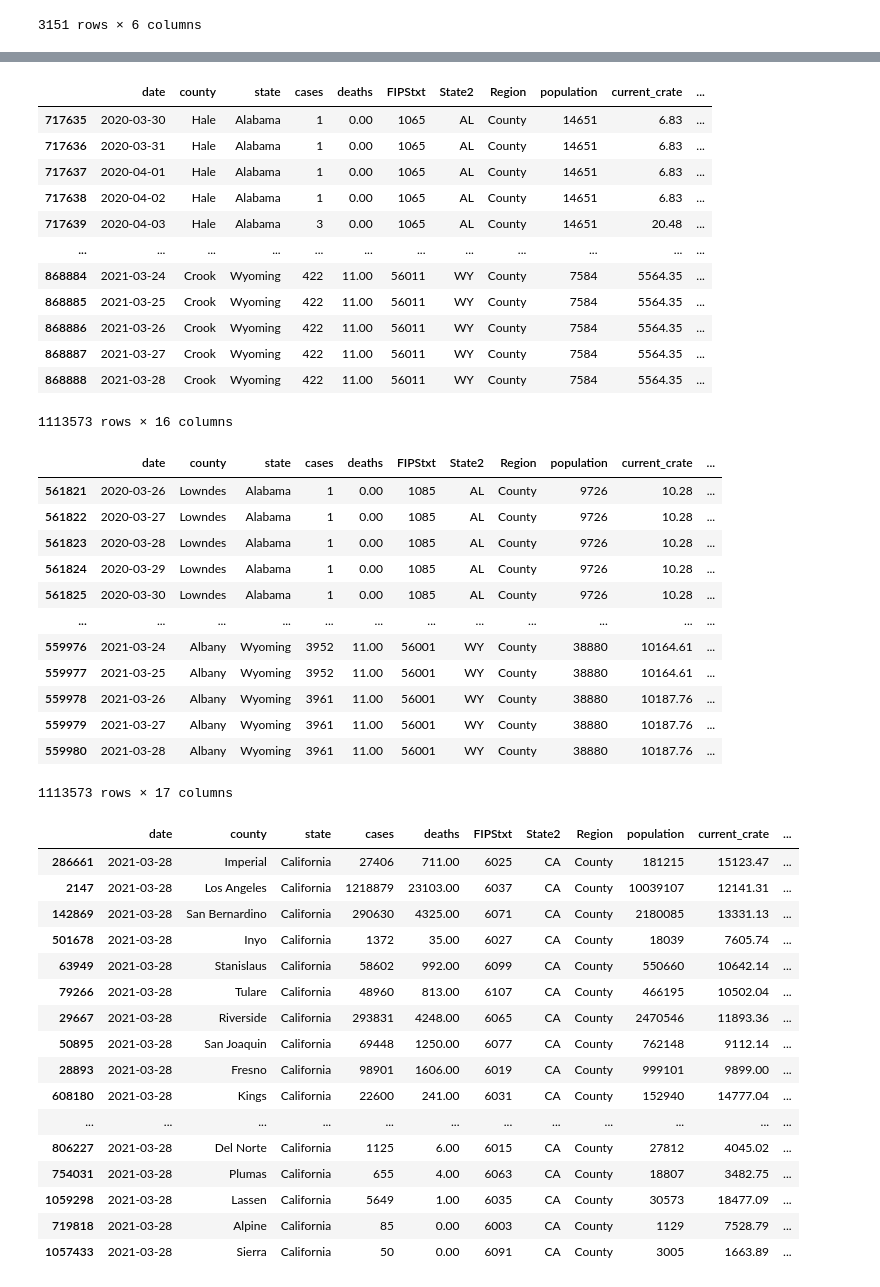
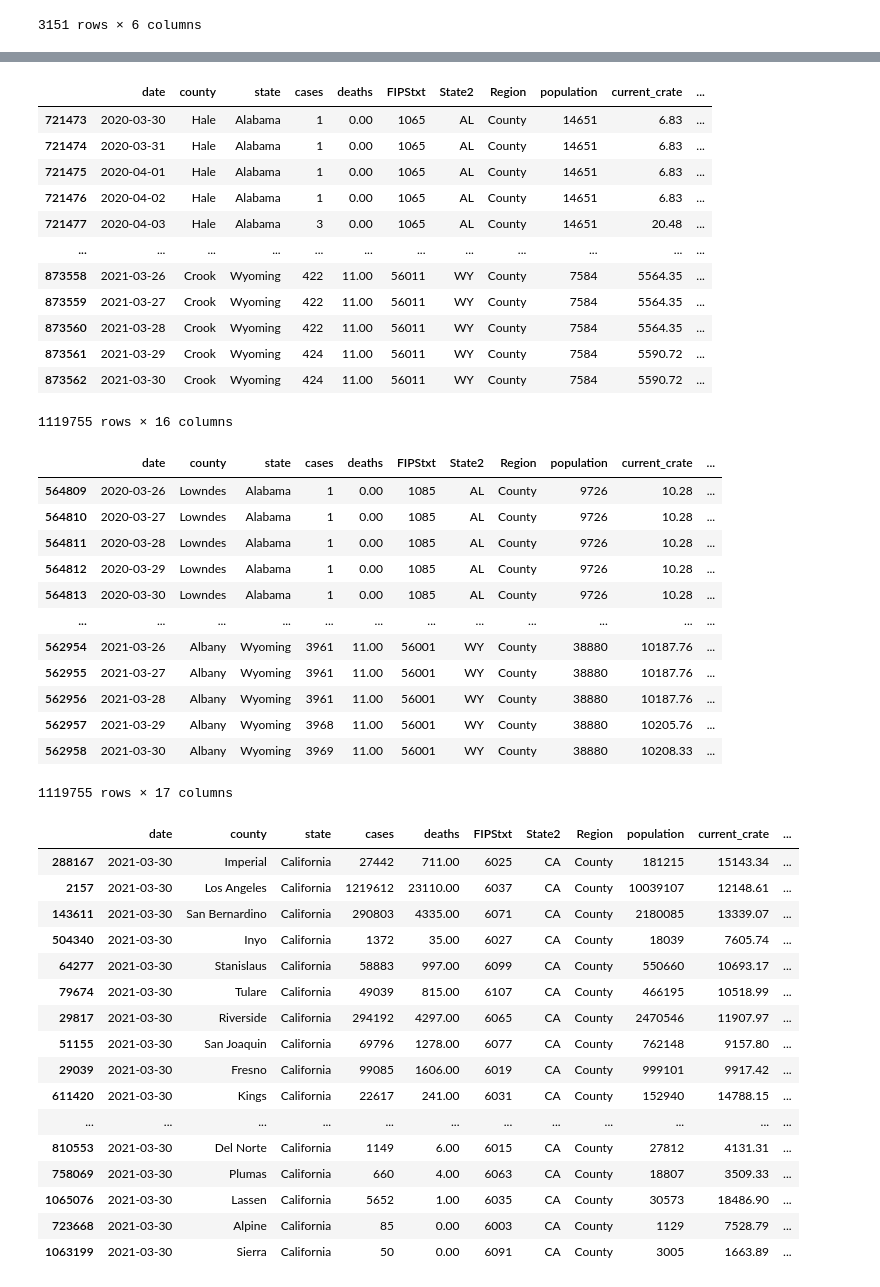
Before and after one commit to menlodoug/covid_crunching, a Jupyter notebook: pandas/COVID_USA.ipynb, the cells around one changed output, grey strips where cells are left out. Saved outputs shown, nothing was run; the diff lists cells and outputs as text; code cells hidden in the pictures.

```diff
--- a/pandas/COVID_USA.ipynb
+++ b/pandas/COVID_USA.ipynb
@@ -94,7 +94,7 @@ counties
 # %%
 # Isolate data from most current day.
 
-counties_us = counties[(counties['date'] == '2021-03-28') & (counties['Region'] == 'County')]
+counties_us = counties[(counties['date'] == '2021-03-30') & (counties['Region'] == 'County')]
 counties_us
 # %% [output]
 |  | date | county | state | cases | deaths | FIPStxt | State2 | Region | population | current_crate | ... |
@@ -208,18 +208,18 @@ usa['case_day'] = usa.groupby(['state','county']).cases.diff().fillna(usa.cases)
 usa
 # %% [output]
 |  | date | county | state | cases | deaths | FIPStxt | State2 | Region | population | current_crate | ... |
-| 717635 | 2020-03-30 | Hale | Alabama | 1 | 0.00 | 1065 | AL | County | 14651 | 6.83 | ... |
-| 717636 | 2020-03-31 | Hale | Alabama | 1 | 0.00 | 1065 | AL | County | 14651 | 6.83 | ... |
-| 717637 | 2020-04-01 | Hale | Alabama | 1 | 0.00 | 1065 | AL | County | 14651 | 6.83 | ... |
-| 717638 | 2020-04-02 | Hale | Alabama | 1 | 0.00 | 1065 | AL | County | 14651 | 6.83 | ... |
-| 717639 | 2020-04-03 | Hale | Alabama | 3 | 0.00 | 1065 | AL | County | 14651 | 20.48 | ... |
+| 721473 | 2020-03-30 | Hale | Alabama | 1 | 0.00 | 1065 | AL | County | 14651 | 6.83 | ... |
+| 721474 | 2020-03-31 | Hale | Alabama | 1 | 0.00 | 1065 | AL | County | 14651 | 6.83 | ... |
+| 721475 | 2020-04-01 | Hale | Alabama | 1 | 0.00 | 1065 | AL | County | 14651 | 6.83 | ... |
+| 721476 | 2020-04-02 | Hale | Alabama | 1 | 0.00 | 1065 | AL | County | 14651 | 6.83 | ... |
+| 721477 | 2020-04-03 | Hale | Alabama | 3 | 0.00 | 1065 | AL | County | 14651 | 20.48 | ... |
 | ... | ... | ... | ... | ... | ... | ... | ... | ... | ... | ... | ... |
-| 868884 | 2021-03-24 | Crook | Wyoming | 422 | 11.00 | 56011 | WY | County | 7584 | 5564.35 | ... |
-| 868885 | 2021-03-25 | Crook | Wyoming | 422 | 11.00 | 56011 | WY | County | 7584 | 5564.35 | ... |
-| 868886 | 2021-03-26 | Crook | Wyoming | 422 | 11.00 | 56011 | WY | County | 7584 | 5564.35 | ... |
-| 868887 | 2021-03-27 | Crook | Wyoming | 422 | 11.00 | 56011 | WY | County | 7584 | 5564.35 | ... |
-| 868888 | 2021-03-28 | Crook | Wyoming | 422 | 11.00 | 56011 | WY | County | 7584 | 5564.35 | ... |
+| 873558 | 2021-03-26 | Crook | Wyoming | 422 | 11.00 | 56011 | WY | County | 7584 | 5564.35 | ... |
+| 873559 | 2021-03-27 | Crook | Wyoming | 422 | 11.00 | 56011 | WY | County | 7584 | 5564.35 | ... |
+| 873560 | 2021-03-28 | Crook | Wyoming | 422 | 11.00 | 56011 | WY | County | 7584 | 5564.35 | ... |
+| 873561 | 2021-03-29 | Crook | Wyoming | 424 | 11.00 | 56011 | WY | County | 7584 | 5590.72 | ... |
+| 873562 | 2021-03-30 | Crook | Wyoming | 424 | 11.00 | 56011 | WY | County | 7584 | 5590.72 | ... |
-1113573 rows × 16 columns
+1119755 rows × 16 columns
 # %%
 # Break out daily death data from the New York Times csv that is cumulative in nature
 
@@ -228,18 +228,18 @@ usa['death_day'] = usa.groupby(['state','county']).deaths.diff().fillna(usa.deat
 usa
 # %% [output]
 |  | date | county | state | cases | deaths | FIPStxt | State2 | Region | population | current_crate | ... |
-| 561821 | 2020-03-26 | Lowndes | Alabama | 1 | 0.00 | 1085 | AL | County | 9726 | 10.28 | ... |
-| 561822 | 2020-03-27 | Lowndes | Alabama | 1 | 0.00 | 1085 | AL | County | 9726 | 10.28 | ... |
-| 561823 | 2020-03-28 | Lowndes | Alabama | 1 | 0.00 | 1085 | AL | County | 9726 | 10.28 | ... |
-| 561824 | 2020-03-29 | Lowndes | Alabama | 1 | 0.00 | 1085 | AL | County | 9726 | 10.28 | ... |
-| 561825 | 2020-03-30 | Lowndes | Alabama | 1 | 0.00 | 1085 | AL | County | 9726 | 10.28 | ... |
+| 564809 | 2020-03-26 | Lowndes | Alabama | 1 | 0.00 | 1085 | AL | County | 9726 | 10.28 | ... |
+| 564810 | 2020-03-27 | Lowndes | Alabama | 1 | 0.00 | 1085 | AL | County | 9726 | 10.28 | ... |
+| 564811 | 2020-03-28 | Lowndes | Alabama | 1 | 0.00 | 1085 | AL | County | 9726 | 10.28 | ... |
+| 564812 | 2020-03-29 | Lowndes | Alabama | 1 | 0.00 | 1085 | AL | County | 9726 | 10.28 | ... |
+| 564813 | 2020-03-30 | Lowndes | Alabama | 1 | 0.00 | 1085 | AL | County | 9726 | 10.28 | ... |
 | ... | ... | ... | ... | ... | ... | ... | ... | ... | ... | ... | ... |
-| 559976 | 2021-03-24 | Albany | Wyoming | 3952 | 11.00 | 56001 | WY | County | 38880 | 10164.61 | ... |
-| 559977 | 2021-03-25 | Albany | Wyoming | 3952 | 11.00 | 56001 | WY | County | 38880 | 10164.61 | ... |
-| 559978 | 2021-03-26 | Albany | Wyoming | 3961 | 11.00 | 56001 | WY | County | 38880 | 10187.76 | ... |
-| 559979 | 2021-03-27 | Albany | Wyoming | 3961 | 11.00 | 56001 | WY | County | 38880 | 10187.76 | ... |
-| 559980 | 2021-03-28 | Albany | Wyoming | 3961 | 11.00 | 56001 | WY | County | 38880 | 10187.76 | ... |
+| 562954 | 2021-03-26 | Albany | Wyoming | 3961 | 11.00 | 56001 | WY | County | 38880 | 10187.76 | ... |
+| 562955 | 2021-03-27 | Albany | Wyoming | 3961 | 11.00 | 56001 | WY | County | 38880 | 10187.76 | ... |
+| 562956 | 2021-03-28 | Albany | Wyoming | 3961 | 11.00 | 56001 | WY | County | 38880 | 10187.76 | ... |
+| 562957 | 2021-03-29 | Albany | Wyoming | 3968 | 11.00 | 56001 | WY | County | 38880 | 10205.76 | ... |
+| 562958 | 2021-03-30 | Albany | Wyoming | 3969 | 11.00 | 56001 | WY | County | 38880 | 10208.33 | ... |
-1113573 rows × 17 columns
+1119755 rows × 17 columns
 # %%
 # Export updated national data to csv for use in Tableau
 
@@ -247,26 +247,26 @@ usa.to_csv('daily_covid_us.csv', index=False)
 # %%
 # Filter California data to show only numbers for today
 
-counties_cal = usa[(usa['date'] == '2021-03-28') & (usa['state'] == 'California')]
+counties_cal = usa[(usa['date'] == '2021-03-30') & (usa['state'] == 'California')]
 counties_cal
 # %% [output]
 |  | date | county | state | cases | deaths | FIPStxt | State2 | Region | population | current_crate | ... |
-| 286661 | 2021-03-28 | Imperial | California | 27406 | 711.00 | 6025 | CA | County | 181215 | 15123.47 | ... |
-| 2147 | 2021-03-28 | Los Angeles | California | 1218879 | 23103.00 | 6037 | CA | County | 10039107 | 12141.31 | ... |
-| 142869 | 2021-03-28 | San Bernardino | California | 290630 | 4325.00 | 6071 | CA | County | 2180085 | 13331.13 | ... |
-| 501678 | 2021-03-28 | Inyo | California | 1372 | 35.00 | 6027 | CA | County | 18039 | 7605.74 | ... |
-| 63949 | 2021-03-28 | Stanislaus | California | 58602 | 992.00 | 6099 | CA | County | 550660 | 10642.14 | ... |
-| 79266 | 2021-03-28 | Tulare | California | 48960 | 813.00 | 6107 | CA | County | 466195 | 10502.04 | ... |
-| 29667 | 2021-03-28 | Riverside | California | 293831 | 4248.00 | 6065 | CA | County | 2470546 | 11893.36 | ... |
-| 50895 | 2021-03-28 | San Joaquin | California | 69448 | 1250.00 | 6077 | CA | County | 762148 | 9112.14 | ... |
-| 28893 | 2021-03-28 | Fresno | California | 98901 | 1606.00 | 6019 | CA | County | 999101 | 9899.00 | ... |
-| 608180 | 2021-03-28 | Kings | California | 22600 | 241.00 | 6031 | CA | County | 152940 | 14777.04 | ... |
+| 288167 | 2021-03-30 | Imperial | California | 27442 | 711.00 | 6025 | CA | County | 181215 | 15143.34 | ... |
+| 2157 | 2021-03-30 | Los Angeles | California | 1219612 | 23110.00 | 6037 | CA | County | 10039107 | 12148.61 | ... |
+| 143611 | 2021-03-30 | San Bernardino | California | 290803 | 4335.00 | 6071 | CA | County | 2180085 | 13339.07 | ... |
+| 504340 | 2021-03-30 | Inyo | California | 1372 | 35.00 | 6027 | CA | County | 18039 | 7605.74 | ... |
+| 64277 | 2021-03-30 | Stanislaus | California | 58883 | 997.00 | 6099 | CA | County | 550660 | 10693.17 | ... |
+| 79674 | 2021-03-30 | Tulare | California | 49039 | 815.00 | 6107 | CA | County | 466195 | 10518.99 | ... |
+| 29817 | 2021-03-30 | Riverside | California | 294192 | 4297.00 | 6065 | CA | County | 2470546 | 11907.97 | ... |
+| 51155 | 2021-03-30 | San Joaquin | California | 69796 | 1278.00 | 6077 | CA | County | 762148 | 9157.80 | ... |
+| 29039 | 2021-03-30 | Fresno | California | 99085 | 1606.00 | 6019 | CA | County | 999101 | 9917.42 | ... |
+| 611420 | 2021-03-30 | Kings | California | 22617 | 241.00 | 6031 | CA | County | 152940 | 14788.15 | ... |
 | ... | ... | ... | ... | ... | ... | ... | ... | ... | ... | ... | ... |
-| 806227 | 2021-03-28 | Del Norte | California | 1125 | 6.00 | 6015 | CA | County | 27812 | 4045.02 | ... |
-| 754031 | 2021-03-28 | Plumas | California | 655 | 4.00 | 6063 | CA | County | 18807 | 3482.75 | ... |
-| 1059298 | 2021-03-28 | Lassen | California | 5649 | 1.00 | 6035 | CA | County | 30573 | 18477.09 | ... |
-| 719818 | 2021-03-28 | Alpine | California | 85 | 0.00 | 6003 | CA | County | 1129 | 7528.79 | ... |
-| 1057433 | 2021-03-28 | Sierra | California | 50 | 0.00 | 6091 | CA | County | 3005 | 1663.89 | ... |
+| 810553 | 2021-03-30 | Del Norte | California | 1149 | 6.00 | 6015 | CA | County | 27812 | 4131.31 | ... |
+| 758069 | 2021-03-30 | Plumas | California | 660 | 4.00 | 6063 | CA | County | 18807 | 3509.33 | ... |
+| 1065076 | 2021-03-30 | Lassen | California | 5652 | 1.00 | 6035 | CA | County | 30573 | 18486.90 | ... |
+| 723668 | 2021-03-30 | Alpine | California | 85 | 0.00 | 6003 | CA | County | 1129 | 7528.79 | ... |
+| 1063199 | 2021-03-30 | Sierra | California | 50 | 0.00 | 6091 | CA | County | 3005 | 1663.89 | ... |
 # %%
 # Show top 10 California counties based on largest current infection rate
 
```
Also changed, not shown: parts of 12 cells of this notebook, 39 other files.
